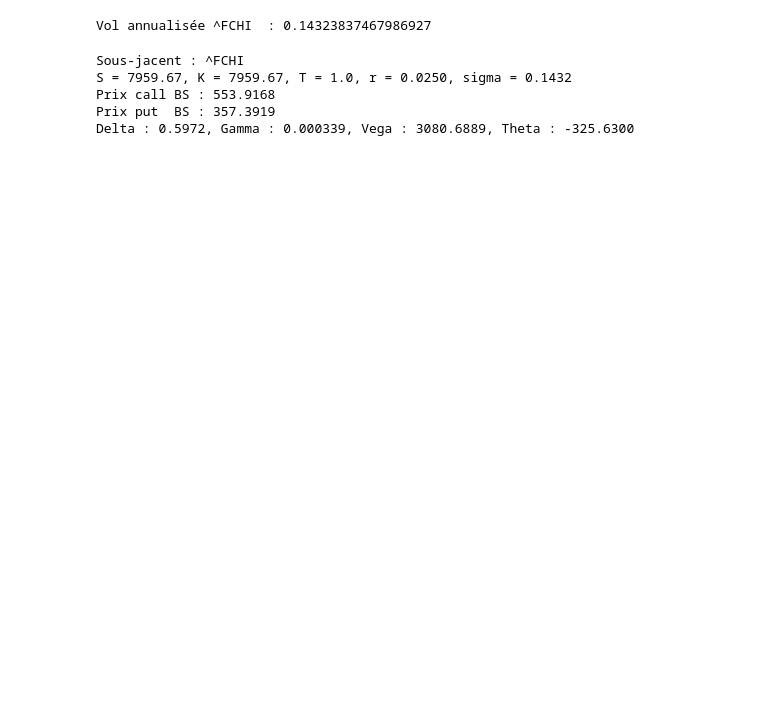
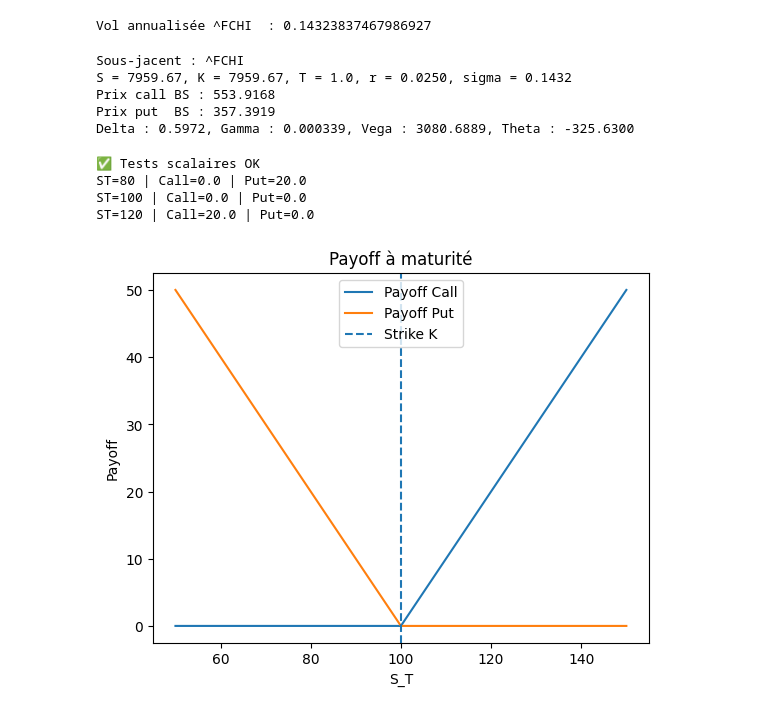
Before and after one commit to Celeste2405/Asset_Pricing_Project, a Jupyter notebook: model/black_scholes.ipynb, the cells around one changed output. Saved outputs shown, nothing was run; the diff lists cells and outputs as text; code cells hidden in the pictures; blank space fills up the shorter version.

```diff
--- a/model/black_scholes.ipynb
+++ b/model/black_scholes.ipynb
@@ -80,6 +80,22 @@ def bs_call_theta(S, K, T, r, sigma):
     term1 = - (S * norm.pdf(d1) * sigma) / (2 * np.sqrt(T))
     term2 = - r * K * np.exp(-r * T) * norm.cdf(d2)
     return term1 + term2
+
+def payoff_call(ST, K):
+    """
+    Payoff d'un call européen à maturité:
+    max(ST - K, 0)
+    ST peut être un float ou un array numpy.
+    """
+    return np.maximum(np.asarray(ST) - K, 0.0)
+
+def payoff_put(ST, K):
+    """
+    Payoff d'un put européen à maturité:
+    max(K - ST, 0)
+    ST peut être un float ou un array numpy.
+    """
+    return np.maximum(K - np.asarray(ST), 0.0)
 # %%
 # fichier: tests/test_bs_from_data.py
 import pandas as pd
@@ -122,3 +138,57 @@ S = 7959.67, K = 7959.67, T = 1.0, r = 0.0250, sigma = 0.1432
 Prix call BS : 553.9168
 Prix put  BS : 357.3919
 Delta : 0.5972, Gamma : 0.000339, Vega : 3080.6889, Theta : -325.6300
+# %%
+# fichier: tests/test_payoff.py
+import sys
+from pathlib import Path
+import numpy as np
+import matplotlib.pyplot as plt
+
+
+
+def test_payoff_values():
+    K = 100
+
+    # Tests simples sur scalaires
+    assert payoff_call(80, K) == 0
+    assert payoff_call(100, K) == 0
+    assert payoff_call(120, K) == 20
+
+    assert payoff_put(80, K) == 20
+    assert payoff_put(100, K) == 0
+    assert payoff_put(120, K) == 0
+
+    print("✅ Tests scalaires OK")
+
+def test_payoff_plot():
+    K = 100
+    ST = np.linspace(50, 150, 300)
+
+    c = payoff_call(ST, K)
+    p = payoff_put(ST, K)
+
+    # Mini affichage de quelques points
+    for x in [80, 100, 120]:
+        print(f"ST={x} | Call={payoff_call(x, K)} | Put={payoff_put(x, K)}")
+
+    # Plot
+    plt.figure()
+    plt.plot(ST, c, label="Payoff Call")
+    plt.plot(ST, p, label="Payoff Put")
+    plt.axvline(K, linestyle="--", label="Strike K")
+    plt.title("Payoff à maturité")
+    plt.xlabel("S_T")
+    plt.ylabel("Payoff")
+    plt.legend()
+    plt.show()
+
+if __name__ == "__main__":
+    test_payoff_values()
+    test_payoff_plot()
+# %% [output]
+✅ Tests scalaires OK
+ST=80 | Call=0.0 | Put=20.0
+ST=100 | Call=0.0 | Put=0.0
+ST=120 | Call=20.0 | Put=0.0
+[figure, added]
```
Also changed, not shown: 13 other files.
